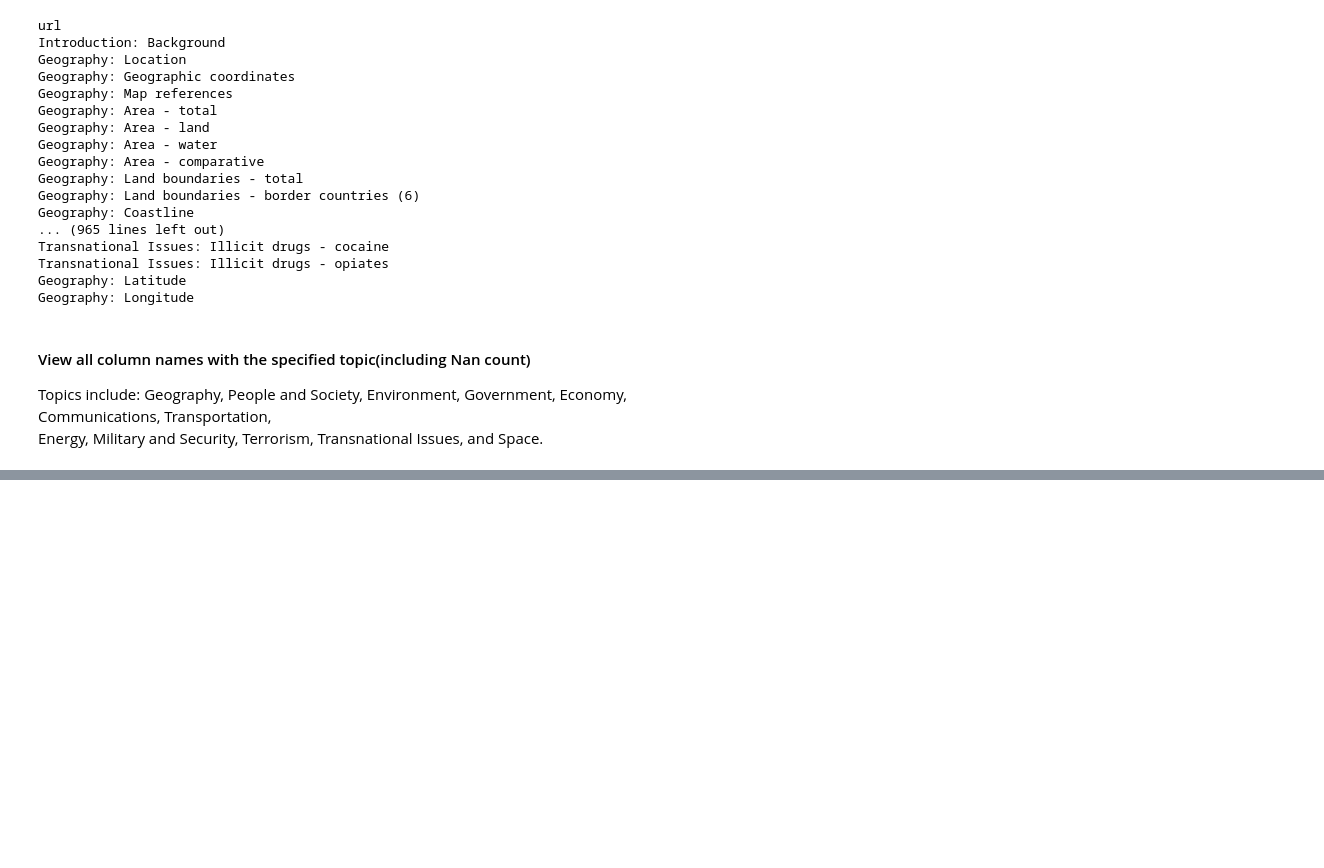
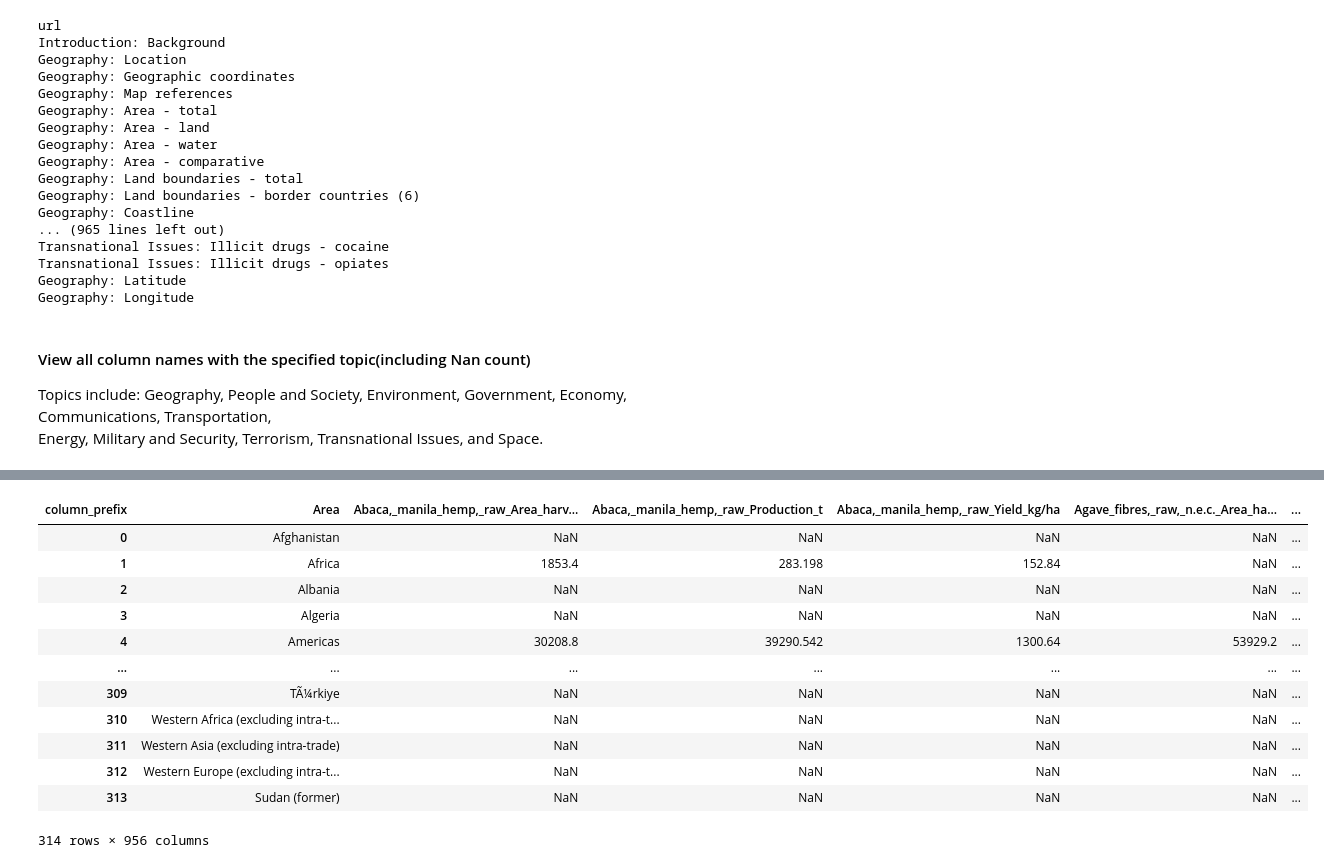
Before and after one commit to chandlerNick/BHTDataVisualizationCourse, a Jupyter notebook: preprocessing_EDA/cia_wfb_exploration.ipynb, the cells around one changed output, grey strips where cells are left out. Drawn from its saved outputs; the diff is of its cells as text; code cells hidden in the pictures; blank space fills up the shorter version.

```diff
--- a/preprocessing_EDA/cia_wfb_exploration.ipynb
+++ b/preprocessing_EDA/cia_wfb_exploration.ipynb
@@ -208,0 +388,29 @@ Energy: Energy consumption per capita - note    Nan: 204
+# %%
+Inputs_P = pd.read_csv('/Users/placiermoise/Documents/BHTDataVisualizationCourse/data/Inputs_Pesticides.csv', encoding="latin1")
+
+# 1. Filtrer sur plusieurs années
+years_to_keep = [2019,2020, 2021, 2022,2023]
+
+Inputs_P_filtered = Inputs_P[Inputs_P['Year'].isin(years_to_keep)]
+
+# On crée une colonne qui combine item + element (ex: Figs_Area_Harvested)
+Inputs_P_filtered["column_prefix"] = Inputs_P_filtered["Item"].str.replace(" ", "_") + "_" + Inputs_P_filtered["Element"].str.replace(" ", "_")+ "_" + Inputs_P_filtered["Unit"].str.replace(" ", "_")
+
+# 3. Pivot en moyennant les valeurs sur les années
+Inputs_P_avg = Inputs_P_filtered.pivot_table(
+    index="Area",
+    columns="column_prefix",
+    values="Value",
+    aggfunc="mean"   # ICI on prend la moyenne sur les années
+)
+
+Inputs_P_avg =Inputs_P_avg.reset_index()
+
+# Colonnes à garder en tête
+fixed_cols = ['Area']
+
+# Colonnes à trier
+other_cols = sorted([col for col in Inputs_P_avg.columns if col not in fixed_cols])
+
+# Réorganisation
+Inputs_P_avg_Pivoted = Inputs_P_avg[fixed_cols + other_cols]
@@ -208,0 +423,28 @@ Energy: Energy consumption per capita - note    Nan: 204
+# %%
+Production_avg_pivoted_I = Production_avg_pivoted.set_index("Area")
+
+Land_avg_Pivoted_I = Land_avg_Pivoted.set_index("Area")
+
+inputs_F_avg_Pivoted_I = inputs_F_avg_Pivoted.set_index("Area")
+
+Machinery_avg_Pivoted_I = Machinery_avg_Pivoted.set_index("Area")
+
+Inputs_P_avg_Pivoted_I = Inputs_P_avg_Pivoted.set_index("Area")
+
+FAO_Dataset_19_23 =  pd.concat([Production_avg_pivoted_I, Land_avg_Pivoted_I,inputs_F_avg_Pivoted_I,Inputs_P_avg_Pivoted_I,Machinery_avg_Pivoted_I], axis=1).reset_index()
+
+FAO_Dataset_19_23
+# %% [output]
+| column_prefix | Area | Abaca,_manila_hemp,_raw_Area_harv... | Abaca,_manila_hemp,_raw_Production_t | Abaca,_manila_hemp,_raw_Yield_kg/ha | Agave_fibres,_raw,_n.e.c._Area_ha... | ... |
+| 0 | Afghanistan | NaN | NaN | NaN | NaN | ... |
+| 1 | Africa | 1853.4 | 283.198 | 152.84 | NaN | ... |
+| 2 | Albania | NaN | NaN | NaN | NaN | ... |
+| 3 | Algeria | NaN | NaN | NaN | NaN | ... |
+| 4 | Americas | 30208.8 | 39290.542 | 1300.64 | 53929.2 | ... |
+| ... | ... | ... | ... | ... | ... | ... |
+| 309 | TÃ¼rkiye | NaN | NaN | NaN | NaN | ... |
+| 310 | Western Africa (excluding intra-t... | NaN | NaN | NaN | NaN | ... |
+| 311 | Western Asia (excluding intra-trade) | NaN | NaN | NaN | NaN | ... |
+| 312 | Western Europe (excluding intra-t... | NaN | NaN | NaN | NaN | ... |
+| 313 | Sudan (former) | NaN | NaN | NaN | NaN | ... |
+314 rows × 956 columns
```
Also changed, not shown: parts of 12 cells of this notebook, 13 other files.
